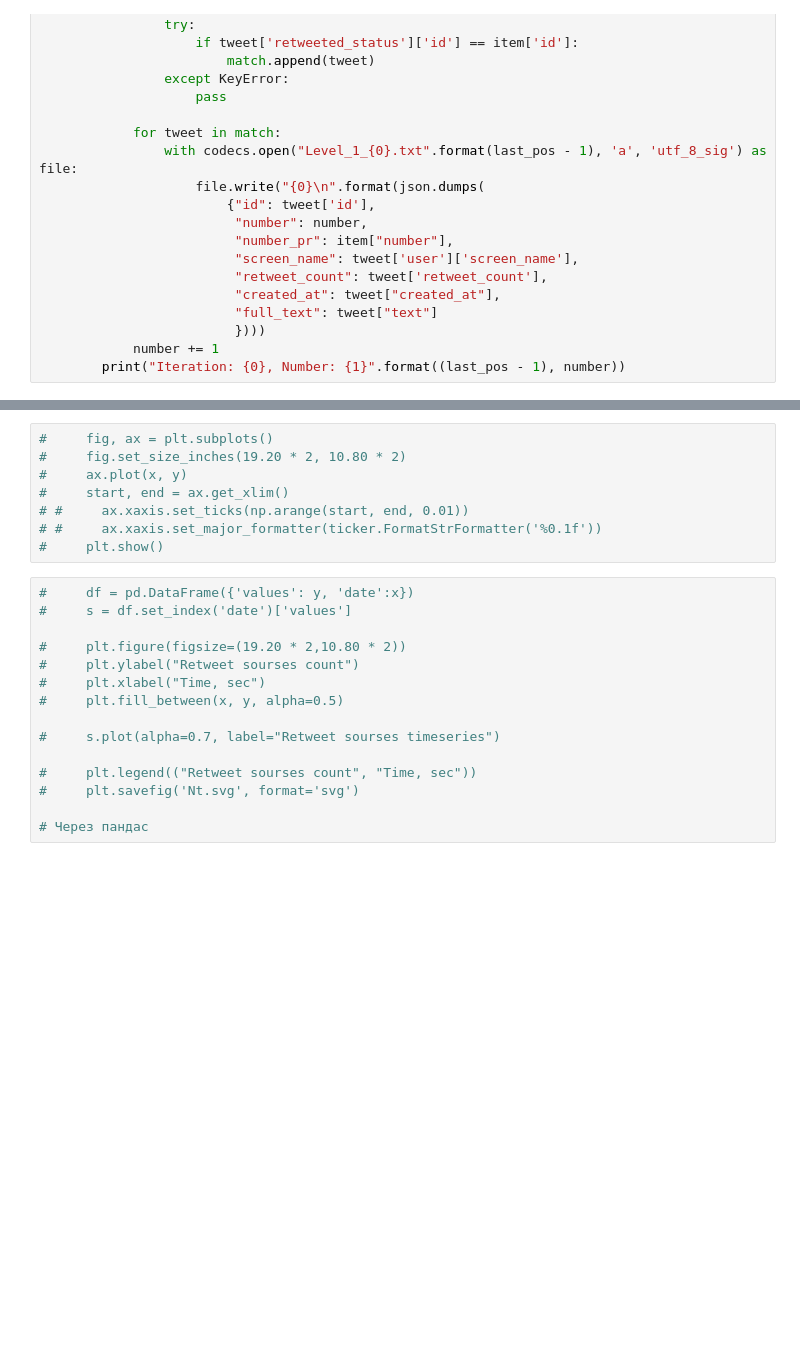
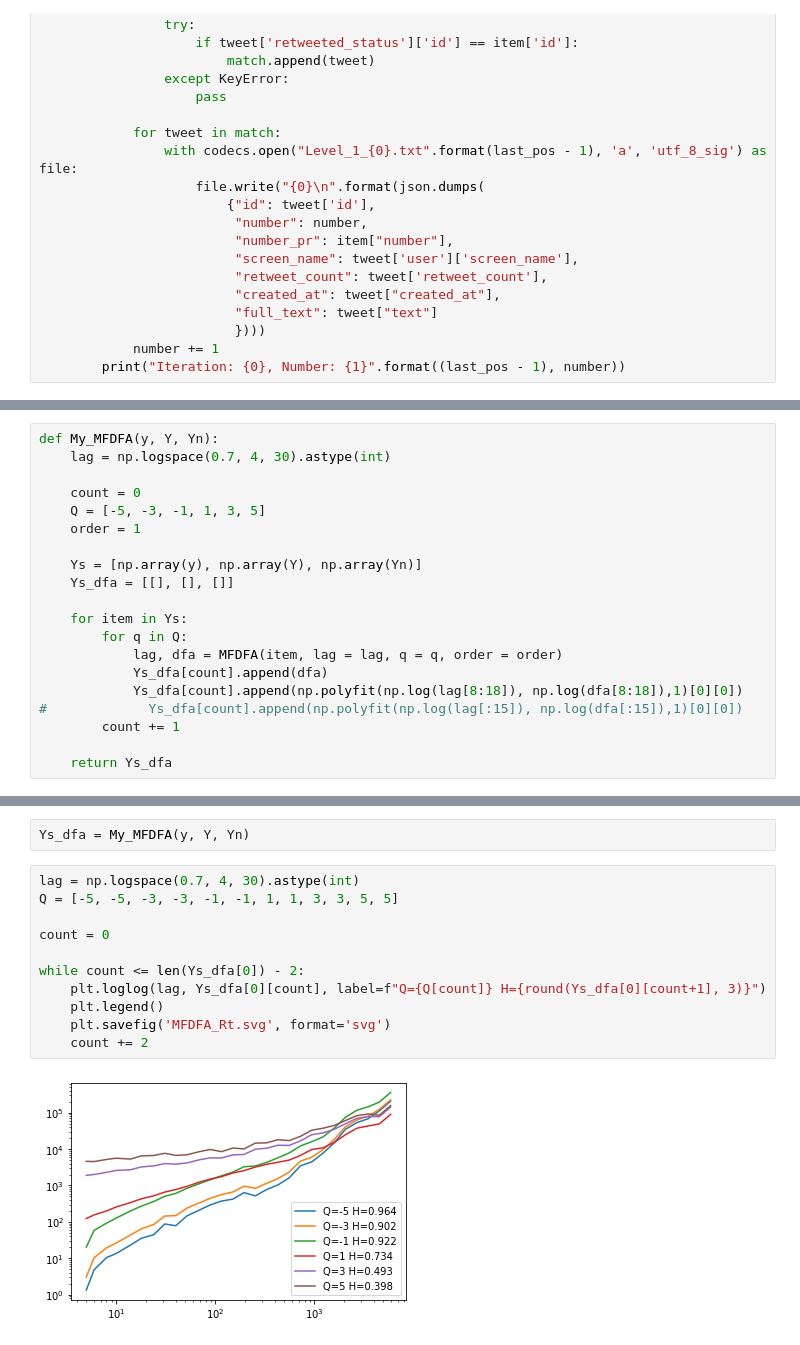
Before and after one commit to vvdashevskiy/Python, a Jupyter notebook: Tree.ipynb, the cells around one changed output, grey strips where cells are left out. Drawn from its saved outputs; the diff is of its cells as text; blank space fills up the shorter version.

```diff
--- a/Tree.ipynb
+++ b/Tree.ipynb
@@ -175 +265,21 @@ def R_Nt(x, y, X, Y):
+# %%
+def My_MFDFA(y, Y, Yn):
+    lag = np.logspace(0.7, 4, 30).astype(int)
+
+    count = 0
+    Q = [-5, -3, -1, 1, 3, 5]
+    order = 1
+
+    Ys = [np.array(y), np.array(Y), np.array(Yn)]
+    Ys_dfa = [[], [], []]
+
+    for item in Ys:
+        for q in Q:
+            lag, dfa = MFDFA(item, lag = lag, q = q, order = order)
+            Ys_dfa[count].append(dfa)
+            Ys_dfa[count].append(np.polyfit(np.log(lag[8:18]), np.log(dfa[8:18]),1)[0][0])
+#             Ys_dfa[count].append(np.polyfit(np.log(lag[:15]), np.log(dfa[:15]),1)[0][0])
+        count += 1
+
+    return Ys_dfa
 # %%
@@ -187,23 +299,15 @@ R_Nt(x, y, X, Y)
-# %%
-#     fig, ax = plt.subplots()
-#     fig.set_size_inches(19.20 * 2, 10.80 * 2)
-#     ax.plot(x, y)
-#     start, end = ax.get_xlim()
-# #     ax.xaxis.set_ticks(np.arange(start, end, 0.01))
-# #     ax.xaxis.set_major_formatter(ticker.FormatStrFormatter('%0.1f'))
-#     plt.show()
-# %%
-#     df = pd.DataFrame({'values': y, 'date':x})
-#     s = df.set_index('date')['values']
-
-#     plt.figure(figsize=(19.20 * 2,10.80 * 2))
-#     plt.ylabel("Retweet sourses count")
-#     plt.xlabel("Time, sec")
-#     plt.fill_between(x, y, alpha=0.5)
-
-#     s.plot(alpha=0.7, label="Retweet sourses timeseries")
-
-#     plt.legend(("Retweet sourses count", "Time, sec"))
-#     plt.savefig('Nt.svg', format='svg')
-
-# Через пандас
+# %%
+Ys_dfa = My_MFDFA(y, Y, Yn)
+# %%
+lag = np.logspace(0.7, 4, 30).astype(int)
+Q = [-5, -5, -3, -3, -1, -1, 1, 1, 3, 3, 5, 5]
+
+count = 0
+
+while count <= len(Ys_dfa[0]) - 2:
+    plt.loglog(lag, Ys_dfa[0][count], label=f"Q={Q[count]} H={round(Ys_dfa[0][count+1], 3)}")
+    plt.legend()
+    plt.savefig('MFDFA_Rt.svg', format='svg')
+    count += 2
+# %% [output]
+[figure, added]
```
Also changed, not shown: parts of 19 cells of this notebook.
